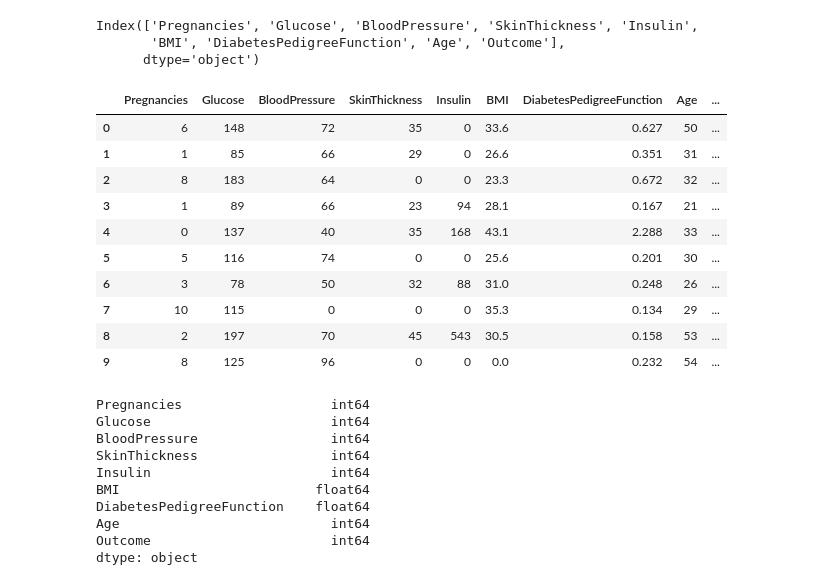
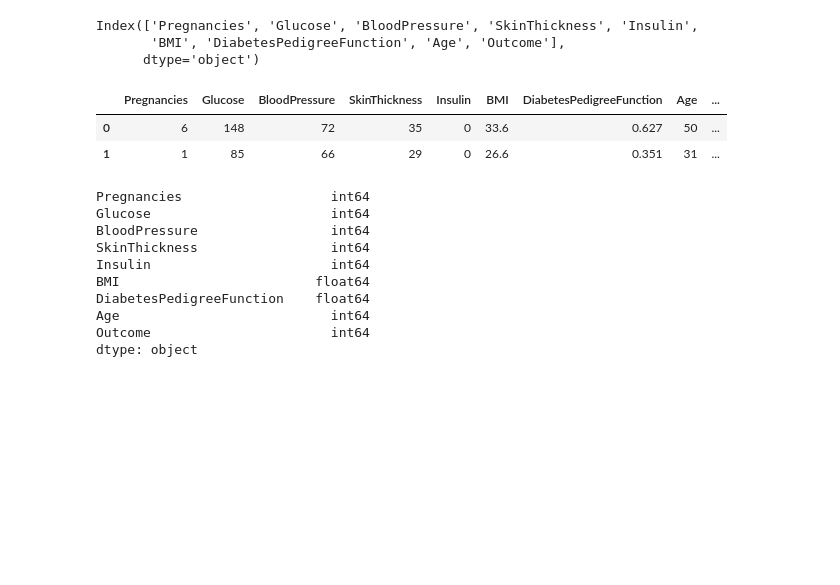
Before and after one commit to khyati999/Machine-Learning-and-Neural-Network-Programs, a Jupyter notebook: Lab_exp.ipynb, the cells around one changed output. Saved outputs shown, nothing was run; the diff lists cells and outputs as text; code cells hidden in the pictures; blank space fills up the shorter version.

```diff
--- a/Lab_exp.ipynb
+++ b/Lab_exp.ipynb
@@ -3,7 +3,7 @@ import pandas as pd
 import numpy as np
 import matplotlib.pyplot as plt
 # %%
-my_data1=pd.read_csv(r"D:\MLNN_lab\diabetes.csv")
+my_data1=pd.read_csv(r"C:\MLNN_programs\diabetes.csv")
 # %%
 print(my_data1)
 # %% [output]
@@ -35,19 +35,11 @@ Index(['Pregnancies', 'Glucose', 'BloodPressure', 'SkinThickness', 'Insulin',
        'BMI', 'DiabetesPedigreeFunction', 'Age', 'Outcome'],
       dtype='object')
 # %%
-my_data1.head(10)
+my_data1.head(2)
 # %% [output]
 |  | Pregnancies | Glucose | BloodPressure | SkinThickness | Insulin | BMI | DiabetesPedigreeFunction | Age | ... |
 | 0 | 6 | 148 | 72 | 35 | 0 | 33.6 | 0.627 | 50 | ... |
 | 1 | 1 | 85 | 66 | 29 | 0 | 26.6 | 0.351 | 31 | ... |
-| 2 | 8 | 183 | 64 | 0 | 0 | 23.3 | 0.672 | 32 | ... |
-| 3 | 1 | 89 | 66 | 23 | 94 | 28.1 | 0.167 | 21 | ... |
-| 4 | 0 | 137 | 40 | 35 | 168 | 43.1 | 2.288 | 33 | ... |
-| 5 | 5 | 116 | 74 | 0 | 0 | 25.6 | 0.201 | 30 | ... |
-| 6 | 3 | 78 | 50 | 32 | 88 | 31.0 | 0.248 | 26 | ... |
-| 7 | 10 | 115 | 0 | 0 | 0 | 35.3 | 0.134 | 29 | ... |
-| 8 | 2 | 197 | 70 | 45 | 543 | 30.5 | 0.158 | 53 | ... |
-| 9 | 8 | 125 | 96 | 0 | 0 | 0.0 | 0.232 | 54 | ... |
 # %%
 #Categorical and Continuous
 my_data1.dtypes
```
Also changed, not shown: parts of 3 cells of this notebook, 2 other files.
